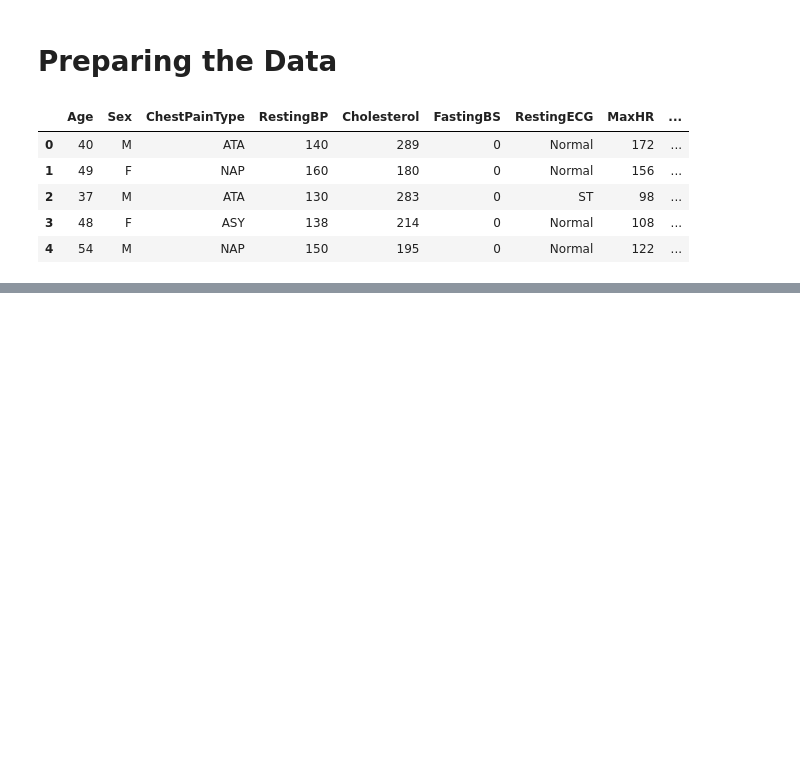
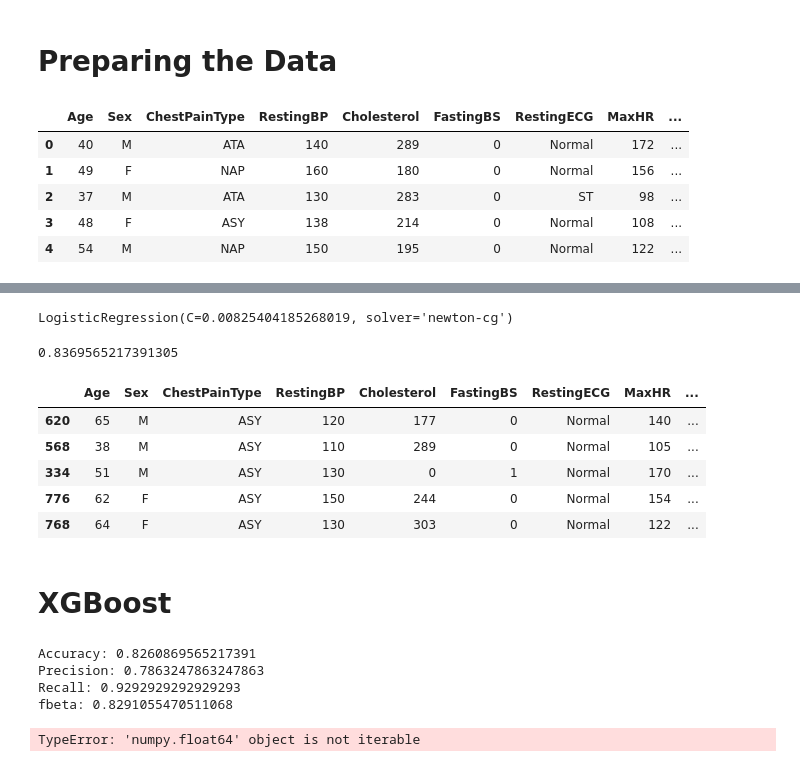
Before and after one commit to dgardunohorneffer/Captsone-AI, a Jupyter notebook: Notebooks/Alex_Doytchinov/Notebook_Alex.ipynb, the cells around one changed output, grey strips where cells are left out. Drawn from its saved outputs; the diff is of its cells as text; code cells hidden in the pictures; blank space fills up the shorter version.

```diff
--- a/Notebooks/Alex_Doytchinov/Notebook_Alex.ipynb
+++ b/Notebooks/Alex_Doytchinov/Notebook_Alex.ipynb
@@ -337,9 +344,10 @@ sns.heatmap(corr_matrix, annot=True, cmap="flare");
 # %% [markdown]
 # Preparing the Data
 # %%
-#defining X and Y
+#Definig the features and the target variable
+df.drop(columns='Group', axis=1, inplace=True)
 y=df['HeartDisease']
-X=df.drop(columns=['HeartDisease','Group'],axis=1)
+X=df.drop(columns=['HeartDisease'],axis=1)
 X.head()
 # %% [output]
 |  | Age | Sex | ChestPainType | RestingBP | Cholesterol | FastingBS | RestingECG | MaxHR | ... |
@@ -398,0 +500,51 @@ X_train_transformed
+# %%
+#using the model but only with the selected features.
+#We select feature only having where the abs value is 0.25 or above.
+feature_importance_train=train_df.drop(columns=['RestingECG_LVH','RestingECG_ST','Age','RestingBP','Cholesterol'])
+feature_importance_test=test_df.drop(columns=['RestingECG_LVH','RestingECG_ST','Age','RestingBP','Cholesterol'])
+model_1=LogisticRegression(solver='newton-cg', C= 0.00825404185268019)
+model_1.fit(feature_importance_train, y_train)
+# %% [output]
+LogisticRegression(C=0.00825404185268019, solver='newton-cg')
+# %%
+model_1.score(feature_importance_test, y_test)
+# %% [output]
+0.8369565217391305
+# %%
+X_train.head()
+# %% [output]
+|  | Age | Sex | ChestPainType | RestingBP | Cholesterol | FastingBS | RestingECG | MaxHR | ... |
+| 620 | 65 | M | ASY | 120 | 177 | 0 | Normal | 140 | ... |
+| 568 | 38 | M | ASY | 110 | 289 | 0 | Normal | 105 | ... |
+| 334 | 51 | M | ASY | 130 | 0 | 1 | Normal | 170 | ... |
+| 776 | 62 | F | ASY | 150 | 244 | 0 | Normal | 154 | ... |
+| 768 | 64 | F | ASY | 130 | 303 | 0 | Normal | 122 | ... |
+# %% [markdown]
+# XGBoost
+# %%
+from xgboost import XGBClassifier
+
+# increase in learning rate fluctuates, some tradeoff between accuracy and recall, alpha under 0.2 can boost recall but
+# overdoing alpha kills accuracy in name of recall, increasing reg_lambda also increase recall
+model_xg = XGBClassifier(booster = 'gblinear', learning_rate = 0.3, reg_alpha = 0.03, reg_lambda = 0.8)
+model_xg.fit(train_df, y_train)
+y_pred = model_xg.predict(test_df)
+print("Accuracy:", metrics.accuracy_score(y_test, y_pred))
+print("Precision:", metrics.precision_score(y_test, y_pred))
+print("Recall:", metrics.recall_score(y_test, y_pred))
+print("fbeta:", metrics.fbeta_score(y_test, y_pred, average="weighted", beta=0.5))
+# %% [output]
+Accuracy: 0.8260869565217391
+Precision: 0.7863247863247863
+Recall: 0.9292929292929293
+fbeta: 0.8291055470511068
+# %%
+features_dict=dict(zip(train_df.columns, list(model_xg.coef)))
+#visualizing feature importance
+features_df=pd.DataFrame(features_dict, index=[0])
+features_df.T.plot.bar(title= 'Feature Importance', legend=False);
+# plot_importance(model_xg, max_num_features=15, importance_type="weight")
+# plt.rcParams['figure.figsize'] = (40,10)
+# plt.show()
+# %% [output]
+TypeError: 'numpy.float64' object is not iterable
```
Also changed, not shown: parts of 15 cells of this notebook.
